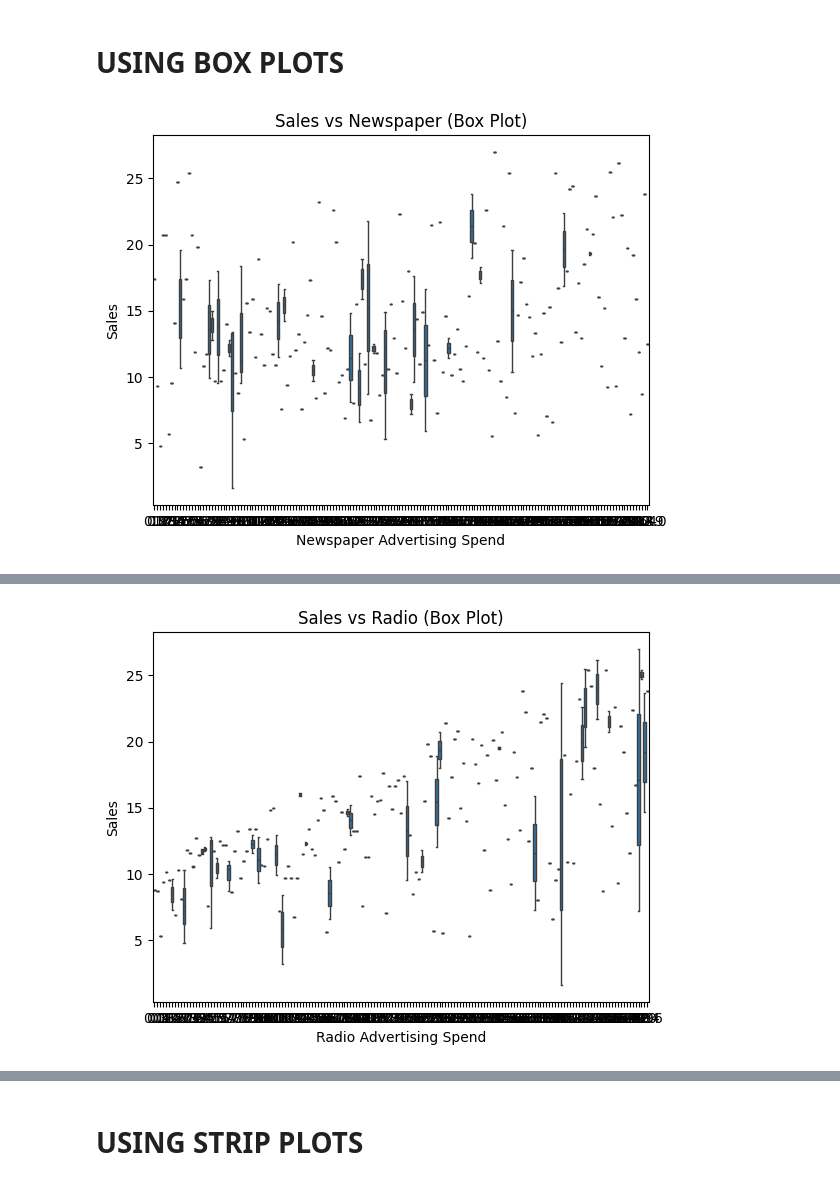
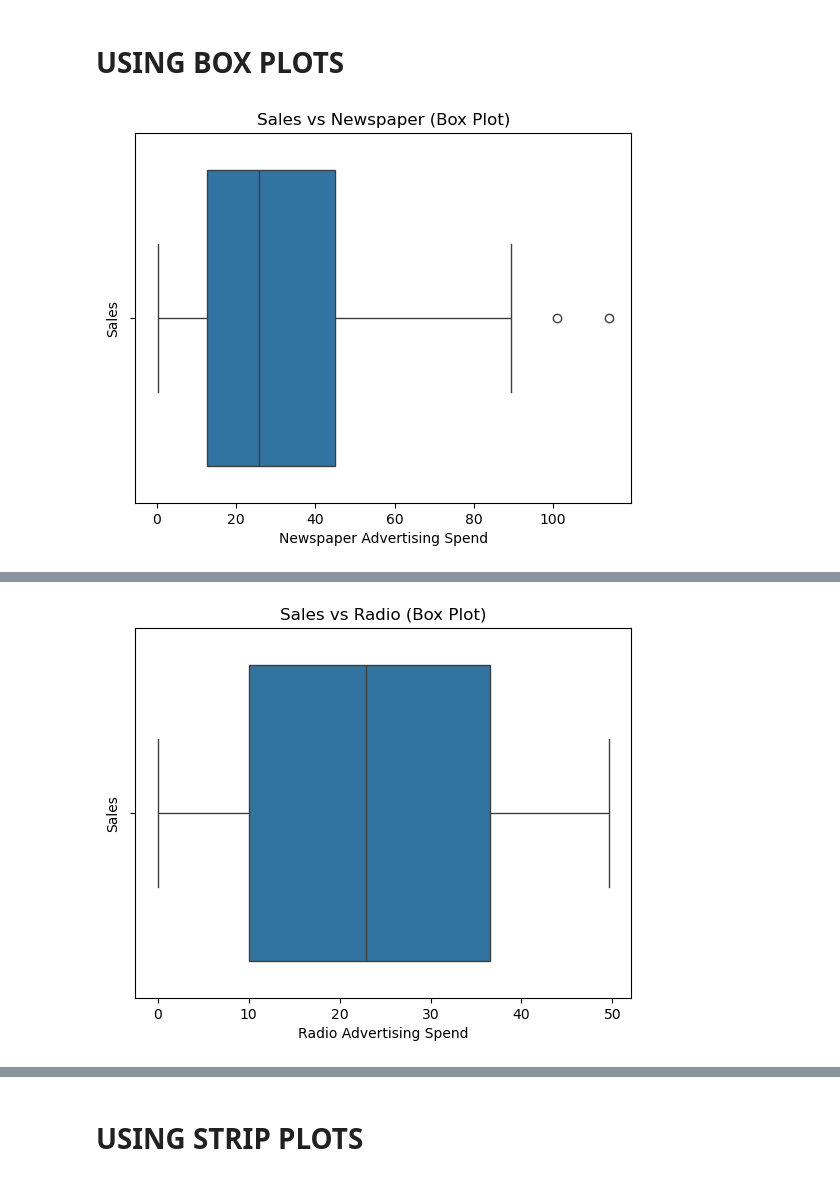
Before and after one commit to Soundharkass/DATA_SCIENCES-ML-DL-, a Jupyter notebook: soundhar_report1(PROJECT).ipynb, the cells around one changed output, grey strips where cells are left out. Saved outputs shown, nothing was run; the diff lists cells and outputs as text; code cells hidden in the pictures.

```diff
--- a/soundhar_report1(PROJECT).ipynb
+++ b/soundhar_report1(PROJECT).ipynb
@@ -431,11 +547,15 @@ plt.show()
 # %% [markdown]
 # USING **BOX** PLOTS
 # %%
-sns.boxplot(x="Newspaper", y="Sales", data=dt)
+sns.boxplot(x="Newspaper", data=dt)
 plt.title("Sales vs Newspaper (Box Plot)")
 plt.xlabel("Newspaper Advertising Spend")
 plt.ylabel("Sales")
 plt.show()
+
+#X-Axis: Newspaper advertising spend groups.
+#Boxes & Lines: Show the median (middle line) and the middle 50% spread of your sales.
+#Whiskers & Dots: Show the total data range and any extreme exceptions (outliers).
 # %% [output]
-[figure, old version]
+[figure, new version]
 # %%
@@ -447,10 +571,14 @@ plt.show()
 # %% [output]
 [figure]
 # %%
-sns.boxplot(x="Radio", y="Sales", data=dt)
+sns.boxplot(x="Radio", data=dt)
 plt.title("Sales vs Radio (Box Plot)")
 plt.xlabel("Radio Advertising Spend")
 plt.ylabel("Sales")
 plt.show()
+
+#X-Axis: Radio advertising spend groups.
+#Boxes & Lines: Show the median (middle line) and the middle 50% spread of your sales.
+#Whiskers & Dots: Show the total data range and any extreme exceptions (outliers).
 # %% [output]
-[figure, old version]
+[figure, new version]
```
Also changed, not shown: parts of 92 cells of this notebook.
